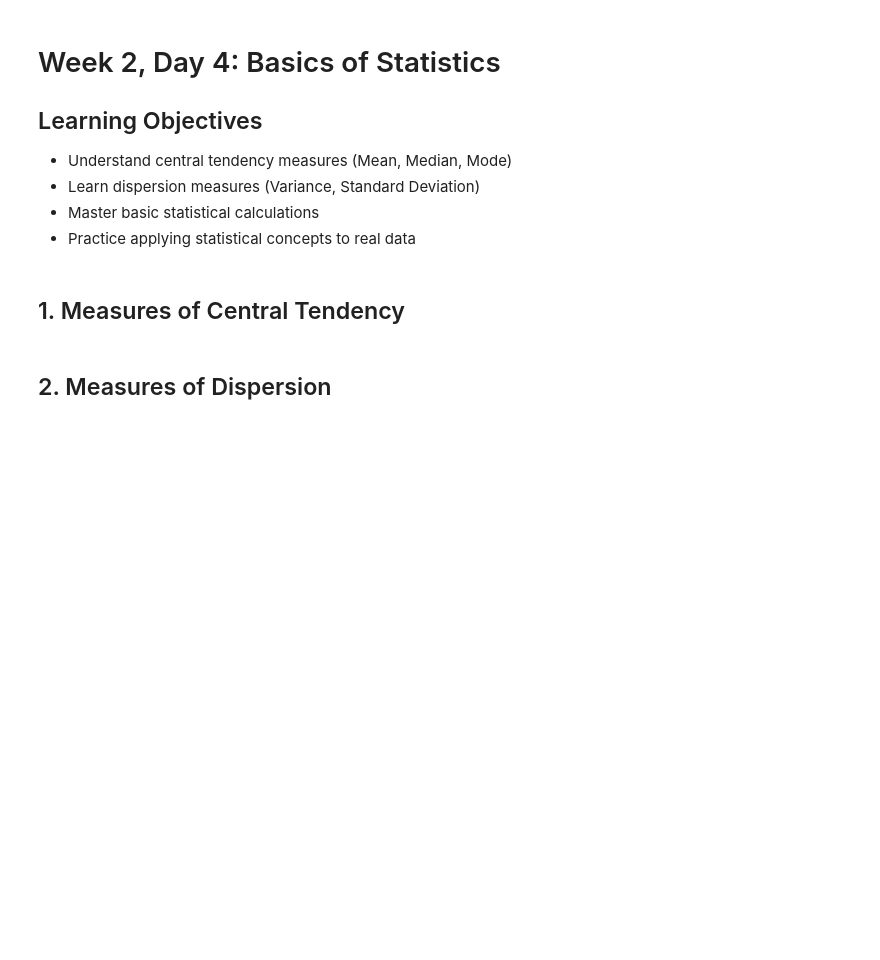
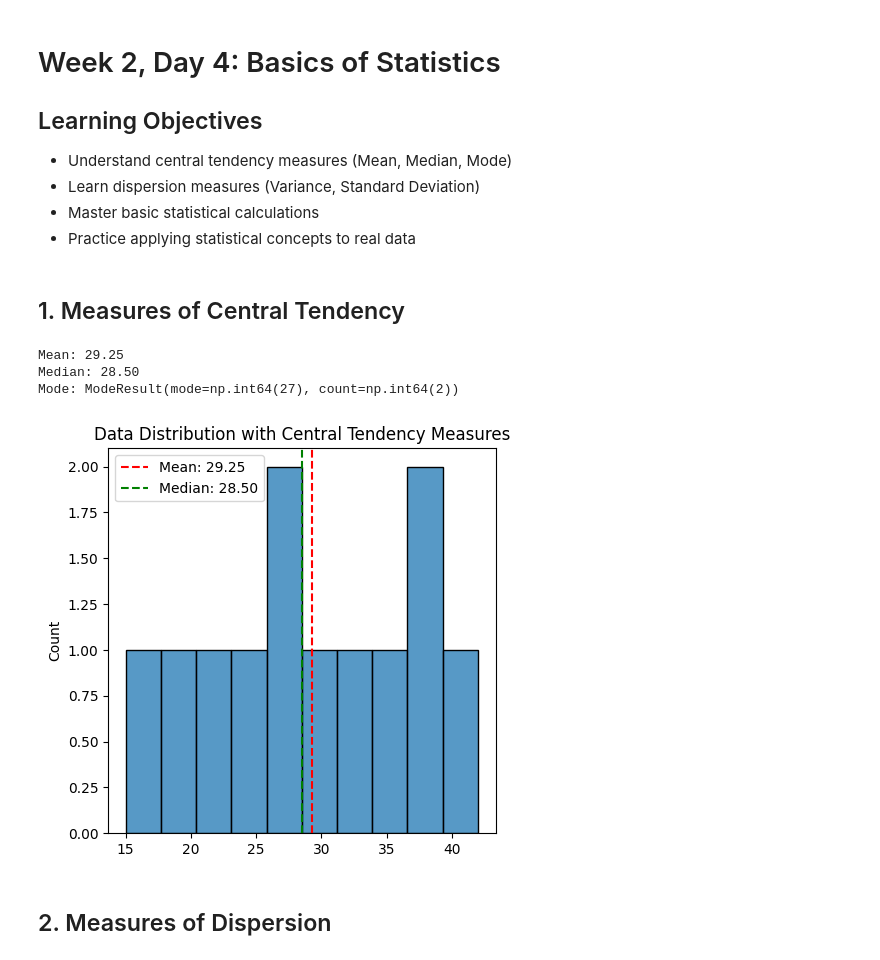
Before and after one commit to KolipakaRamesh/AIML_Practice_Excercises, a Jupyter notebook: Week2_Day4_Basic_Statistics.ipynb, the cells around one changed output. Cells and saved outputs as stored; diff of their text form; code cells hidden in the pictures; blank space fills up the shorter version.

```diff
--- a/Week2_Day4_Basic_Statistics.ipynb
+++ b/Week2_Day4_Basic_Statistics.ipynb
@@ -20,31 +20,37 @@ from scipy import stats
 # %%
 # Create sample data
 data = [15, 18, 21, 24, 27, 27, 30, 33, 36, 39, 39, 42]
 
 def calculate_central_tendency(data):
     # Mean
     mean = np.mean(data)
 
     # Median
     median = np.median(data)
 
     # Mode
     mode = stats.mode(data)
 
     print(f"Mean: {mean:.2f}")
     print(f"Median: {median:.2f}")
-    print(f"Mode: {mode.mode[0]} (frequency: {mode.count[0]})")
+    print (f"Mode: {mode}")
+
 
     # Visualize the distribution
-    plt.figure(figsize=(10, 5))
+    plt.figure(figsize=(5, 5))
     sns.histplot(data, bins=10)
     plt.axvline(mean, color='red', linestyle='--', label=f'Mean: {mean:.2f}')
     plt.axvline(median, color='green', linestyle='--', label=f'Median: {median:.2f}')
     plt.title('Data Distribution with Central Tendency Measures')
     plt.legend()
     plt.show()
 
 calculate_central_tendency(data)
+# %% [output]
+Mean: 29.25
+Median: 28.50
+Mode: ModeResult(mode=np.int64(27), count=np.int64(2))
+[figure, added]
 # %% [markdown]
 ## 2. Measures of Dispersion
 # %%
```
Also changed, not shown: parts of 5 cells of this notebook.
